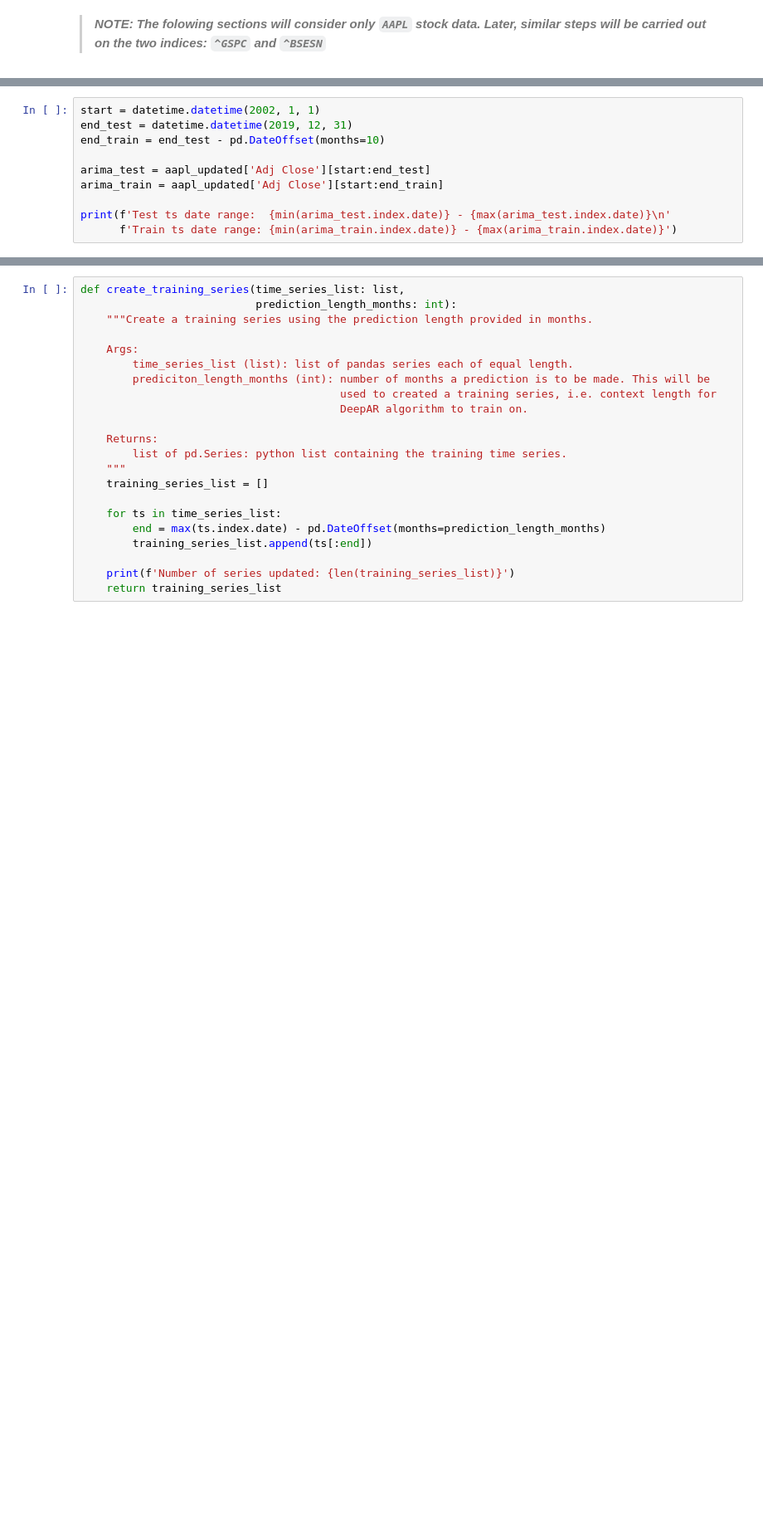
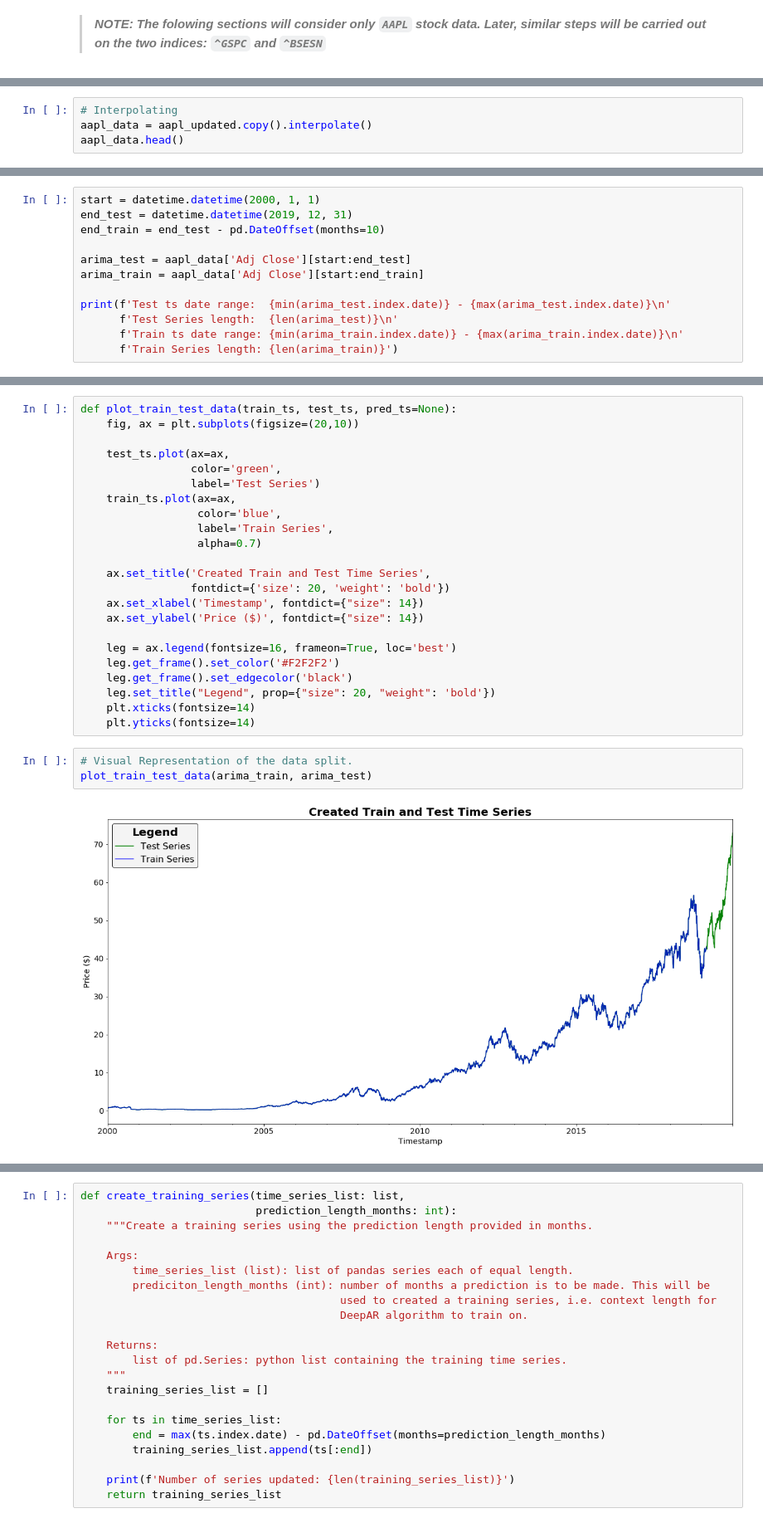
Before and after one commit to radroid/stock-price-predictor, a Jupyter notebook: 2_Data_Preparation.ipynb, the cells around one changed output, grey strips where cells are left out. Shown at 83% size. Saved outputs shown, nothing was run; the diff lists cells and outputs as text; blank space fills up the shorter version.

```diff
--- a/2_Data_Preparation.ipynb
+++ b/2_Data_Preparation.ipynb
@@ -129,0 +123,4 @@ aapl_updated.tail()
+# %%
+# Interpolating
+aapl_data = aapl_updated.copy().interpolate()
+aapl_data.head()
@@ -197,11 +227,13 @@ The data from years `2002` to `2019` will be split into train and test data. The
 # %%
-start = datetime.datetime(2002, 1, 1)
+start = datetime.datetime(2000, 1, 1)
 end_test = datetime.datetime(2019, 12, 31)
 end_train = end_test - pd.DateOffset(months=10)
 
-arima_test = aapl_updated['Adj Close'][start:end_test]
-arima_train = aapl_updated['Adj Close'][start:end_train]
+arima_test = aapl_data['Adj Close'][start:end_test]
+arima_train = aapl_data['Adj Close'][start:end_train]
 
 print(f'Test ts date range:  {min(arima_test.index.date)} - {max(arima_test.index.date)}\n'
-      f'Train ts date range: {min(arima_train.index.date)} - {max(arima_train.index.date)}')
+      f'Test Series length:  {len(arima_test)}\n'
+      f'Train ts date range: {min(arima_train.index.date)} - {max(arima_train.index.date)}\n'
+      f'Train Series length: {len(arima_train)}')
 # %% [output]
@@ -210,3 +244,31 @@ Train ts date range: 2002-01-01 - 2019-02-28
+# %%
+def plot_train_test_data(train_ts, test_ts, pred_ts=None):
+    fig, ax = plt.subplots(figsize=(20,10))
+
+    test_ts.plot(ax=ax,
+                 color='green',
+                 label='Test Series')
+    train_ts.plot(ax=ax,
+                  color='blue',
+                  label='Train Series',
+                  alpha=0.7)
+
+    ax.set_title('Created Train and Test Time Series',
+                 fontdict={'size': 20, 'weight': 'bold'})
+    ax.set_xlabel('Timestamp', fontdict={"size": 14})
+    ax.set_ylabel('Price ($)', fontdict={"size": 14})
+
+    leg = ax.legend(fontsize=16, frameon=True, loc='best')
+    leg.get_frame().set_color('#F2F2F2')
+    leg.get_frame().set_edgecolor('black')
+    leg.set_title("Legend", prop={"size": 20, "weight": 'bold'})
+    plt.xticks(fontsize=14)
+    plt.yticks(fontsize=14)
+# %%
+# Visual Representation of the data split.
+plot_train_test_data(arima_train, arima_test)
+# %% [output]
+[figure, added]
 # %% [markdown]
 <a id="split-deepar-model"></a>
 ## 4.2 DeepAR model
```
Also changed, not shown: parts of 22 cells of this notebook, 2 other files.
